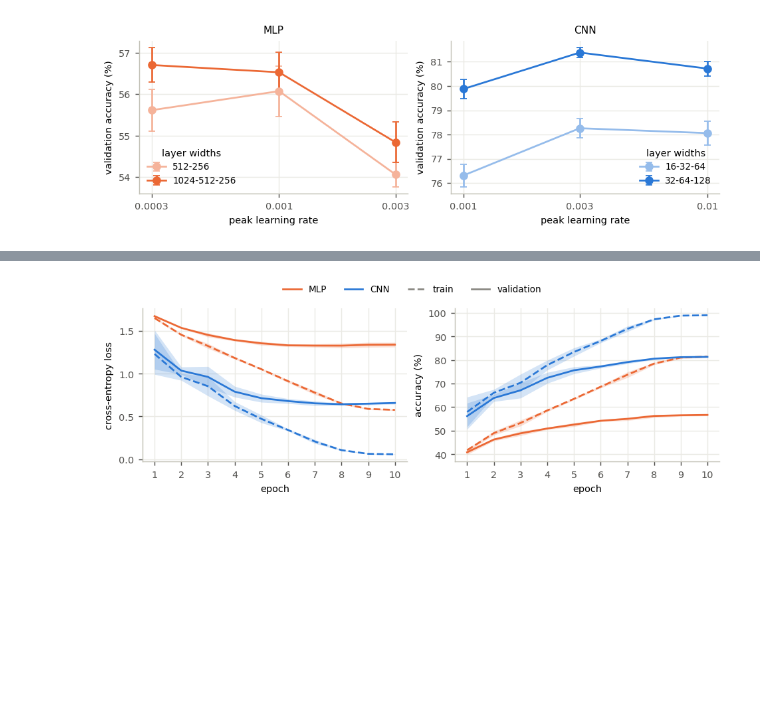
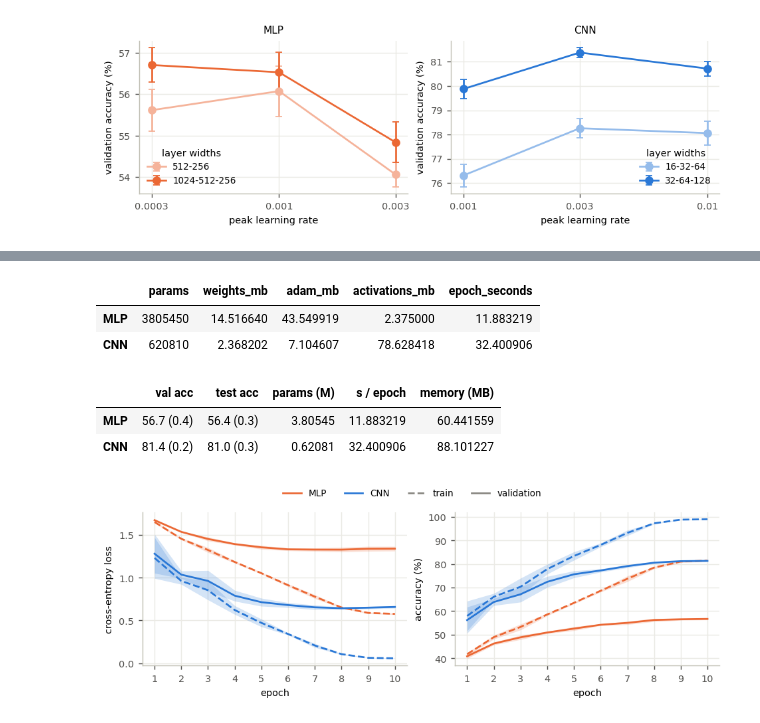
Before and after one commit to AxelFridman/HW3_ML_NN, a Jupyter notebook: 1_mlp_vs_cnn.ipynb, the cells around one changed output, grey strips where cells are left out. Drawn from its saved outputs; the diff is of its cells as text; code cells hidden in the pictures; blank space fills up the shorter version.

```diff
--- a/1_mlp_vs_cnn.ipynb
+++ b/1_mlp_vs_cnn.ipynb
@@ -80,2 +230,31 @@ P
+# %%
+bench = {}
+if os.path.exists('out/benchmark.json'):
+    with open('out/benchmark.json') as f:
+        bench = json.load(f)
+if best_mlp not in bench:
+    bench[best_mlp] = benchmark(MLP(best['mlp']['hidden']), X_train, y_train)
+if best_cnn not in bench:
+    bench[best_cnn] = benchmark(CNN(best['cnn']['width']), X_train, y_train)
+with open('out/benchmark.json', 'w') as f:
+    json.dump(bench, f, indent=1)
+pd.DataFrame([bench[best_mlp], bench[best_cnn]], index=['MLP', 'CNN'])
+# %% [output]
+|  | params | weights_mb | adam_mb | activations_mb | epoch_seconds |
+| MLP | 3805450 | 14.516640 | 43.549919 | 2.375000 | 11.883219 |
+| CNN | 620810 | 2.368202 | 7.104607 | 78.628418 | 32.400906 |
+# %%
+summary = pd.DataFrame(index=['MLP', 'CNN'])
+summary['val acc'] = [mean_sd(last(results[n], 'val_acc')) for n in [best_mlp, best_cnn]]
+summary['test acc'] = [mean_sd(last(results[n], 'test_acc')) for n in [best_mlp, best_cnn]]
+summary['params (M)'] = [bench[n]['params'] / 1e6 for n in [best_mlp, best_cnn]]
+summary['s / epoch'] = [bench[n]['epoch_seconds'] for n in [best_mlp, best_cnn]]
+summary['memory (MB)'] = [bench[n]['weights_mb'] + bench[n]['adam_mb'] + bench[n]['activations_mb']
+                          for n in [best_mlp, best_cnn]]
+summary
+# %% [output]
+|  | val acc | test acc | params (M) | s / epoch | memory (MB) |
+| MLP | 56.7 (0.4) | 56.4 (0.3) | 3.80545 | 11.883219 | 60.441559 |
+| CNN | 81.4 (0.2) | 81.0 (0.3) | 0.62081 | 32.400906 | 88.101227 |
 # %%
 fig, axes = plt.subplots(1, 2, figsize=(7.2, 2.5))
```
Also changed, not shown: parts of 42 cells of this notebook.
